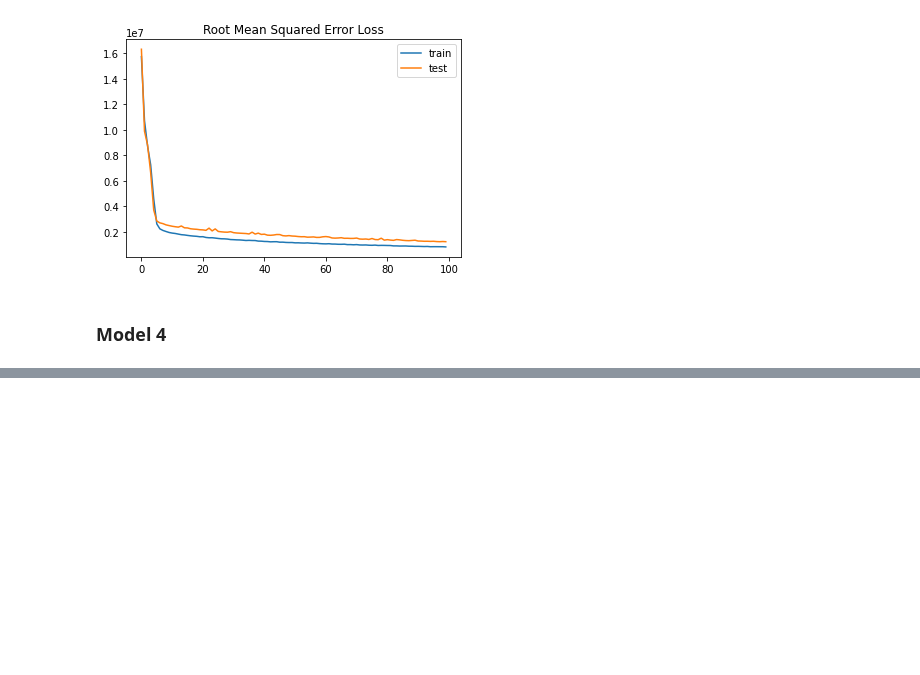
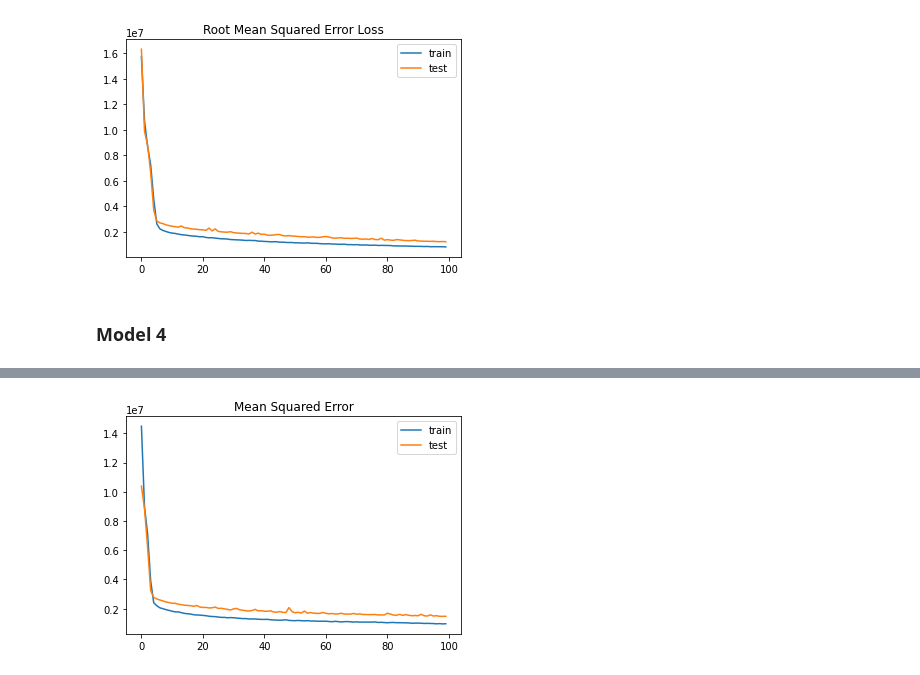
Before and after one commit to riya2509/Bitcoin-Price-Prediction, a Jupyter notebook: Algorithms/Data1_Autoencoder_MinmaxAlgo.ipynb, the cells around one changed output, grey strips where cells are left out. Drawn from its saved outputs; the diff is of its cells as text; code cells hidden in the pictures; blank space fills up the shorter version.

Commit message:
final losses

```diff
--- a/Algorithms/Data1_Autoencoder_MinmaxAlgo.ipynb
+++ b/Algorithms/Data1_Autoencoder_MinmaxAlgo.ipynb
@@ -756,0 +761,15 @@ plt.show()
+# %%
+#MSE Loss
+classifier = Sequential()
+classifier.add(Dense(units=735,kernel_initializer='he_normal',activation='relu'))
+Dropout(0.2)
+classifier.add(Dense(units=32,kernel_initializer='normal',activation='relu',kernel_regularizer = 'l1'))
+Dropout(0.2)
+classifier.add(Dense(units=8,kernel_initializer='normal',activation='relu',kernel_regularizer = 'l1'))
+classifier.add(Dense(units=8,kernel_initializer='normal',activation='relu',kernel_regularizer = 'l1'))
+#Adding the output layer
+classifier.add(Dense(1,kernel_initializer='normal',activation='linear'))
+# %%
+classifier.compile(optimizer='adam', loss=tf.keras.losses.MeanSquaredError())
+# %%
+history=classifier.fit(X_train,y_train,validation_split=0.2,batch_size=10,epochs=100)
@@ -756,0 +806,9 @@ plt.show()
+# %%
+# plot loss during training
+plt.title('Mean Squared Error')
+plt.plot(history.history['loss'], label='train')
+plt.plot(history.history['val_loss'], label='test')
+plt.legend()
+plt.show()
+# %% [output]
+[figure, added]
```
Also changed, not shown: parts of 31 cells of this notebook.
